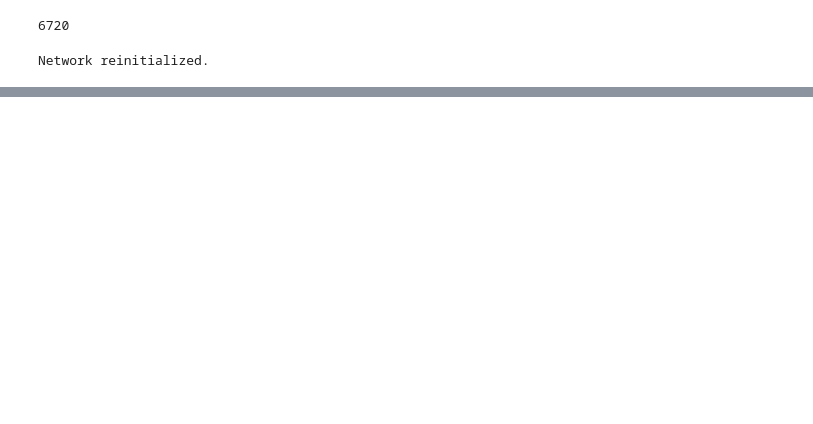
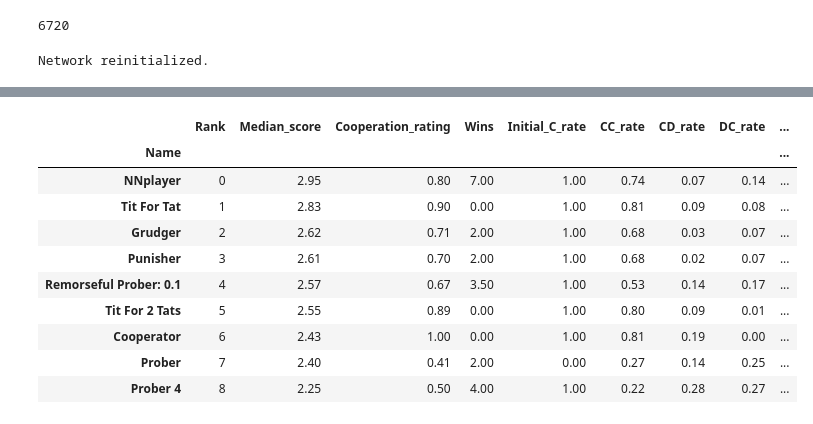
Before and after one commit to hongh-zhang/The-Evolution-of-Defection, a Jupyter notebook: Stage 2.ipynb, the cells around one changed output, grey strips where cells are left out. Drawn from its saved outputs; the diff is of its cells as text; code cells hidden in the pictures; blank space fills up the shorter version.

```diff
--- a/Stage 2.ipynb
+++ b/Stage 2.ipynb
@@ -170,0 +262,14 @@ pd.DataFrame([[l.loc['NNplayer',t] for t in things] for l in ls], columns=things
+# %%
+ls[11]
+# %% [output]
+|  | Rank | Median_score | Cooperation_rating | Wins | Initial_C_rate | CC_rate | CD_rate | DC_rate | ... |
+| Name |  |  |  |  |  |  |  |  | ... |
+| NNplayer | 0 | 2.95 | 0.80 | 7.00 | 1.00 | 0.74 | 0.07 | 0.14 | ... |
+| Tit For Tat | 1 | 2.83 | 0.90 | 0.00 | 1.00 | 0.81 | 0.09 | 0.08 | ... |
+| Grudger | 2 | 2.62 | 0.71 | 2.00 | 1.00 | 0.68 | 0.03 | 0.07 | ... |
+| Punisher | 3 | 2.61 | 0.70 | 2.00 | 1.00 | 0.68 | 0.02 | 0.07 | ... |
+| Remorseful Prober: 0.1 | 4 | 2.57 | 0.67 | 3.50 | 1.00 | 0.53 | 0.14 | 0.17 | ... |
+| Tit For 2 Tats | 5 | 2.55 | 0.89 | 0.00 | 1.00 | 0.80 | 0.09 | 0.01 | ... |
+| Cooperator | 6 | 2.43 | 1.00 | 0.00 | 1.00 | 0.81 | 0.19 | 0.00 | ... |
+| Prober | 7 | 2.40 | 0.41 | 2.00 | 0.00 | 0.27 | 0.14 | 0.25 | ... |
+| Prober 4 | 8 | 2.25 | 0.50 | 4.00 | 1.00 | 0.22 | 0.28 | 0.27 | ... |
```
Also changed, not shown: parts of 15 cells of this notebook, 2 other files.
